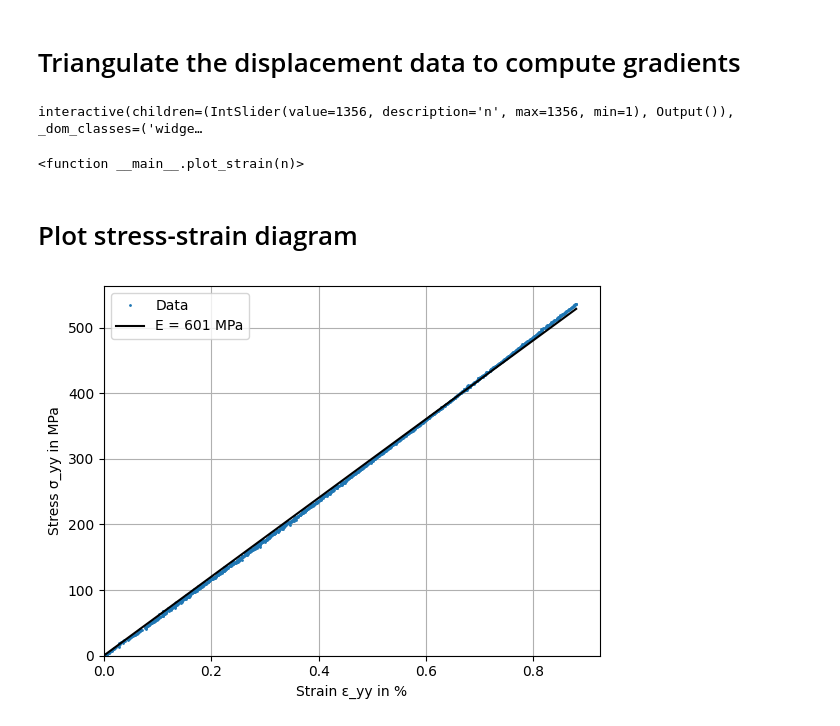
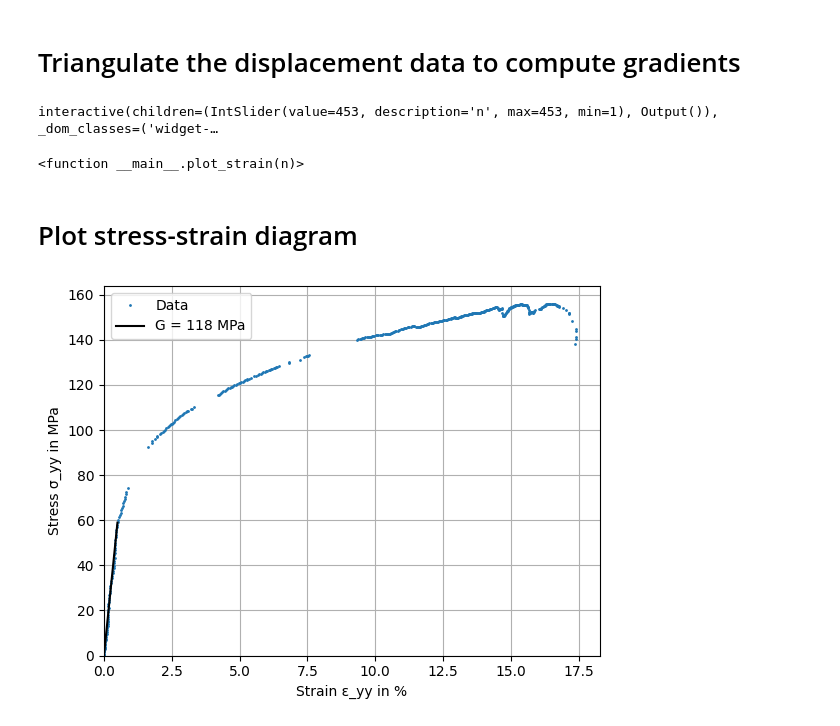
Before and after one commit to meyer-nils/dic_fem_workshop, a Jupyter notebook: shear.ipynb, the cells around one changed output. Drawn from its saved outputs; the diff is of its cells as text; code cells hidden in the pictures.

```diff
--- a/shear.ipynb
+++ b/shear.ipynb
@@ -9,9 +9,9 @@ import os
 # Direction labels
 DIRS = ["x", "y", "z"]
 # Path to the data
-PATH = "data/Cetex_TC1000_0°"
+PATH = "data/Cetex_TC1000_Iosipescu"
 # Cross section area
-AREA = 1.89 * 24.1
+AREA = 1.89 * 11.4
 # %% [markdown]
 # Load data files
 # %% [markdown]
@@ -42,13 +42,17 @@ n_files = len([f for f in os.listdir(PATH) if os.path.isfile(os.path.join(PATH,
 
 # Iterate over files
 for n in range(1, n_files):
-    dic_file = f"{PATH}/Flächenkomponente 1_{n:04d}.csv"
+    dic_file = f"{PATH}/Flächenkomponente 3_{n:04d}.csv"
     # Read force from file
     with open(dic_file) as f:
         for i, line in enumerate(f):
             if i == 6:
                 force = float(line.split(";")[0])
+            if i == 10:
                 break
+        if i < 10:
+            print(f"Dropping {dic_file} due to missing data.")
+            continue
     # Read positions from file
     pos = np.loadtxt(dic_file, skiprows=9, delimiter=";")[:, 1:4]
     if len(positions) > 0:
@@ -91,10 +109,11 @@ interactive(children=(IntSlider(value=1356, description='n', max=1356, min=1), O
 # Triangulate the displacement data to compute gradients
 # %%
 # Build a triangulation
+pos = positions[0]
 tri = Triangulation(pos[:,0], pos[:,1])
 
 # Mask low quality elements at the boundary
-mask = TriAnalyzer(tri).get_flat_tri_mask(.01)
+mask = TriAnalyzer(tri).get_flat_tri_mask(.3)
 tri.set_mask(mask)
 
 # Compute nodes and centers of each triangle
@@ -119,15 +138,19 @@ for pos in positions:
     eps_xx.append(u_xx)
     eps_yy.append(u_yy)
     eps_xy.append(0.5 * (u_xy + u_yx))
+# %%
+# Define region of interest
+roi = (center_x>7.0) & (center_x<8.5)
 # %%
-
-
 def plot_strain(n):
+    pos = positions[n]
+    tria_nodes = pos[tri.triangles]
     # Plot strains
-    fig, ax = plt.subplots(ncols=3, nrows=1, figsize=(10, 5))
+    fig, ax = plt.subplots(ncols=3, nrows=1, figsize=(15, 5))
     props ={"ε_xx": eps_xx[n],"ε_xy": eps_xy[n], "ε_yy": eps_yy[n]}
     for i, (lbl, eps) in enumerate(props.items()):
-        pc = PolyCollection(tria_nodes[:,:,0:2], array=eps, cmap="magma")
+        alpha = 0.4*roi+0.6
+        pc = PolyCollection(tria_nodes[:,:,0:2], array=eps, cmap="magma", alpha=alpha)
         contour = ax[i].add_collection(pc)
         ax[i].set_title(lbl)
         ax[i].triplot(tri, color="k", lw=0.1)
@@ -140,31 +163,32 @@ def plot_strain(n):
 
 widgets.interact(plot_strain,n=widgets.IntSlider(value=N-1, min=1, max=N-1, step=1))
 # %% [output]
-interactive(children=(IntSlider(value=1356, description='n', max=1356, min=1), Output()), _dom_classes=('widge…
+interactive(children=(IntSlider(value=453, description='n', max=453, min=1), Output()), _dom_classes=('widget-…
 <function __main__.plot_strain(n)>
 # %% [markdown]
 # Plot stress-strain diagram
 # %%
 # Average strains and set units to %
-eps_xx_avg = 100*np.array([e.mean() for e in eps_xx])
-eps_yy_avg = 100*np.array([e.mean() for e in eps_yy])
-eps_xy_avg = 100*np.array([e.mean() for e in eps_xy])
-sigma_yy_avg = np.array(forces) / AREA
+eps_xx_avg = 100*np.array([e[roi].mean() for e in eps_xx])
+eps_yy_avg = 100*np.array([e[roi].mean() for e in eps_yy])
+eps_xy_avg = -100*np.array([e[roi].mean() for e in eps_xy])
+sigma_xy_avg = np.array(forces) / AREA
 
 # Linear regression with zero intercept
-A = np.vstack([eps_yy_avg, np.zeros(len(eps_yy_avg))]).T
-E, _ = np.linalg.lstsq(A, sigma_yy_avg, rcond=None)[0]
-eps_yy_val = np.linspace(0, eps_yy_avg.max(), 100)
+mask = eps_xy_avg<0.5
+A = np.vstack([eps_xy_avg[mask], np.zeros(len(eps_xy_avg[mask]))]).T
+G, _ = np.linalg.lstsq(A, sigma_xy_avg[mask], rcond=None)[0]
+eps_xy_val = np.linspace(0, eps_xy_avg[mask].max(), 100)
 
 # Plot stress-strain curve
-plt.plot(eps_yy_avg, sigma_yy_avg, "o", markersize=1, label="Data")
-plt.plot(eps_yy_val, E * eps_yy_val, "-k", label=f"E = {E:.0f} MPa")
+plt.plot(eps_xy_avg, sigma_xy_avg, "o", markersize=1, label="Data")
+plt.plot(eps_xy_val, G * eps_xy_val, "-k", label=f"G = {G:.0f} MPa")
 plt.xlim(left=0)
 plt.ylim(bottom=0)
 plt.xlabel("Strain ε_yy in %")
 plt.ylabel("Stress σ_yy in MPa")
 plt.grid("on")
 plt.legend()
 plt.show()
 # %% [output]
-[figure, old version]
+[figure, new version]
```
Also changed, not shown: parts of 4 cells of this notebook.
